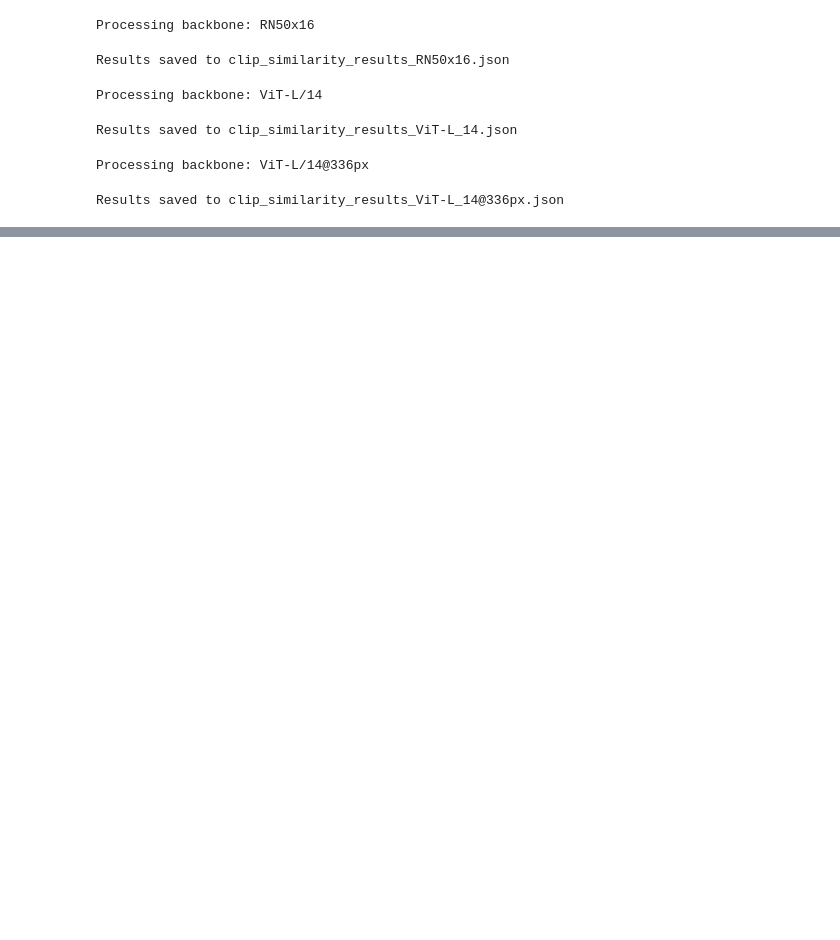
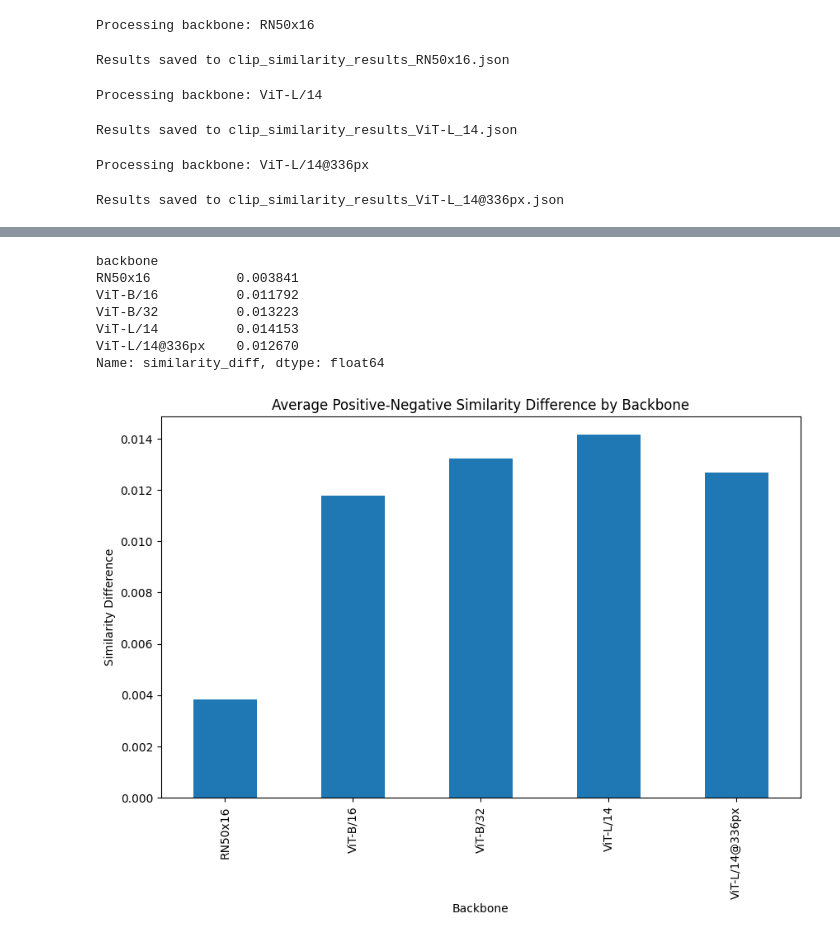
Before and after one commit to rla-suedeng/20242R0136COSE47402, a Jupyter notebook: FinalProject/Final_Project.ipynb, the cells around one changed output, grey strips where cells are left out. Saved outputs shown, nothing was run; the diff lists cells and outputs as text; code cells hidden in the pictures; blank space fills up the shorter version.

```diff
--- a/FinalProject/Final_Project.ipynb
+++ b/FinalProject/Final_Project.ipynb
@@ -500,0 +590,23 @@ Results saved to clip_similarity_results_ViT-L_14@336px.json
+# %%
+# Positive-Negative 차이 계산
+results['similarity_diff'] = results['positive_similarity'] - results['negative_similarity']
+
+# 평균 차이 확인
+diff_summary = results.groupby('backbone')['similarity_diff'].mean()
+print(diff_summary)
+
+# 시각화
+diff_summary.plot(kind='bar', figsize=(10, 6))
+plt.title("Average Positive-Negative Similarity Difference by Backbone")
+plt.ylabel("Similarity Difference")
+plt.xlabel("Backbone")
+plt.show()
+# %% [output]
+backbone
+RN50x16           0.003841
+ViT-B/16          0.011792
+ViT-B/32          0.013223
+ViT-L/14          0.014153
+ViT-L/14@336px    0.012670
+Name: similarity_diff, dtype: float64
+[figure, added]
```
Also changed, not shown: parts of 5 cells of this notebook.
